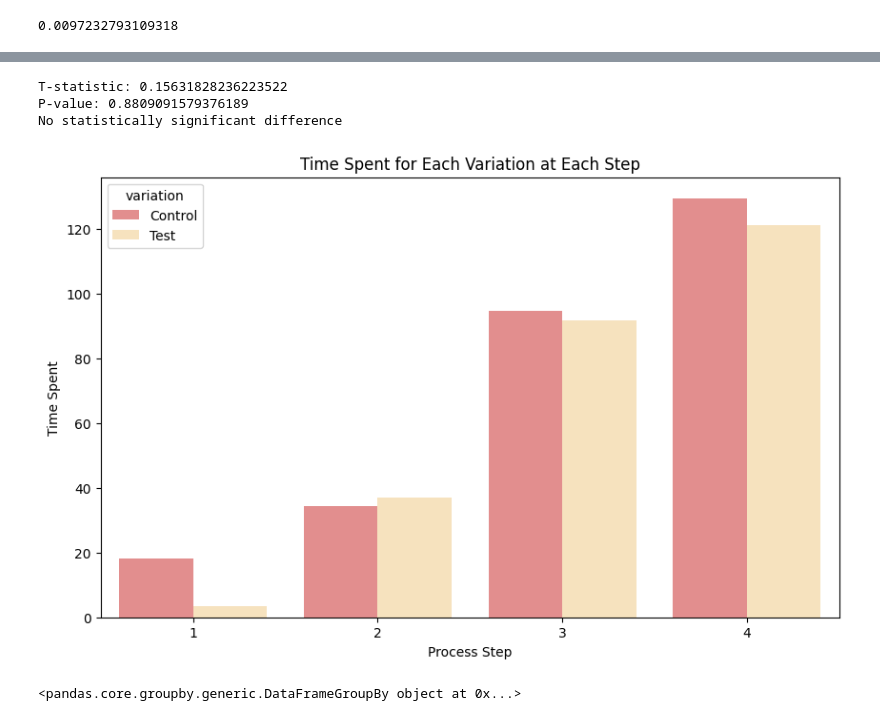
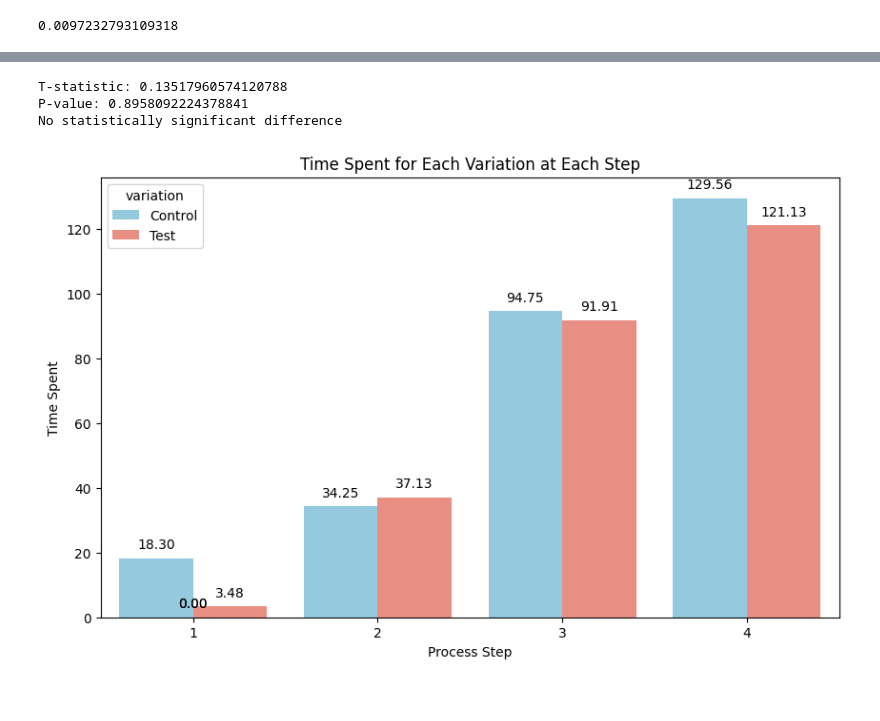
Before and after one commit to circlethesquare/project2, a Jupyter notebook: notebooks/EDA_KPI_cehck_project_2.ipynb, the cells around one changed output, grey strips where cells are left out. Saved outputs shown, nothing was run; the diff lists cells and outputs as text; code cells hidden in the pictures.

```diff
--- a/notebooks/EDA_KPI_cehck_project_2.ipynb
+++ b/notebooks/EDA_KPI_cehck_project_2.ipynb
@@ -73,6 +80,6 @@ plt.savefig('../graphs/gender_distribution.jpeg')
 # %%
 bins = [17, 35, 55, 96.0]
-labels = ['young', 'middle age', 'elderly']
+labels = ['17-34', '35-54', '54-96']
 
 # Adding a new column to the DataFrame with age groups
 df['age_group'] = pd.cut(df['clnt_age'], bins=bins, labels=labels, right=False)
@@ -415,23 +433,27 @@ if p_value < 0.05:
 else:
     print("No statistically significant difference")
 # %% [output]
-T-statistic: 0.15631828236223522
-P-value: 0.8809091579376189
+T-statistic: 0.13517960574120788
+P-value: 0.8958092224378841
 No statistically significant difference
 # %%
 # Assuming avg_time_spent_per_step_per_variation is your DataFrame
 avg_time_spent_per_step_per_variation = avg_time_spent_per_step_per_variation[avg_time_spent_per_step_per_variation['time_spent'] != 0]
 
-# Plotting
 plt.figure(figsize=(10, 6))
-sns.barplot(x='process_step', y='time_spent', hue='variation', data=avg_time_spent_per_step_per_variation, palette=['lightcoral','moccasin'])
+ax = sns.barplot(x='process_step', y='time_spent', hue='variation', data=avg_time_spent_per_step_per_variation, palette=['skyblue', 'salmon'])
+
+# Add text annotations to the top of each bar
+for p in ax.patches:
+    ax.annotate(format(p.get_height(), '.2f'),
+                 (p.get_x() + p.get_width() / 2., p.get_height()),
+                 ha = 'center', va = 'center',
+                 xytext = (0, 10),
+                 textcoords = 'offset points')
+
 plt.title('Time Spent for Each Variation at Each Step')
 plt.xlabel('Process Step')
 plt.ylabel('Time Spent')
 plt.show()
 # %% [output]
-[figure, old version]
+[figure, new version]
-# %%
-grouped_for_ttest
-# %% [output]
-<pandas.core.groupby.generic.DataFrameGroupBy object at 0x...>
```
Also changed, not shown: parts of 16 cells of this notebook, 18 other files.
